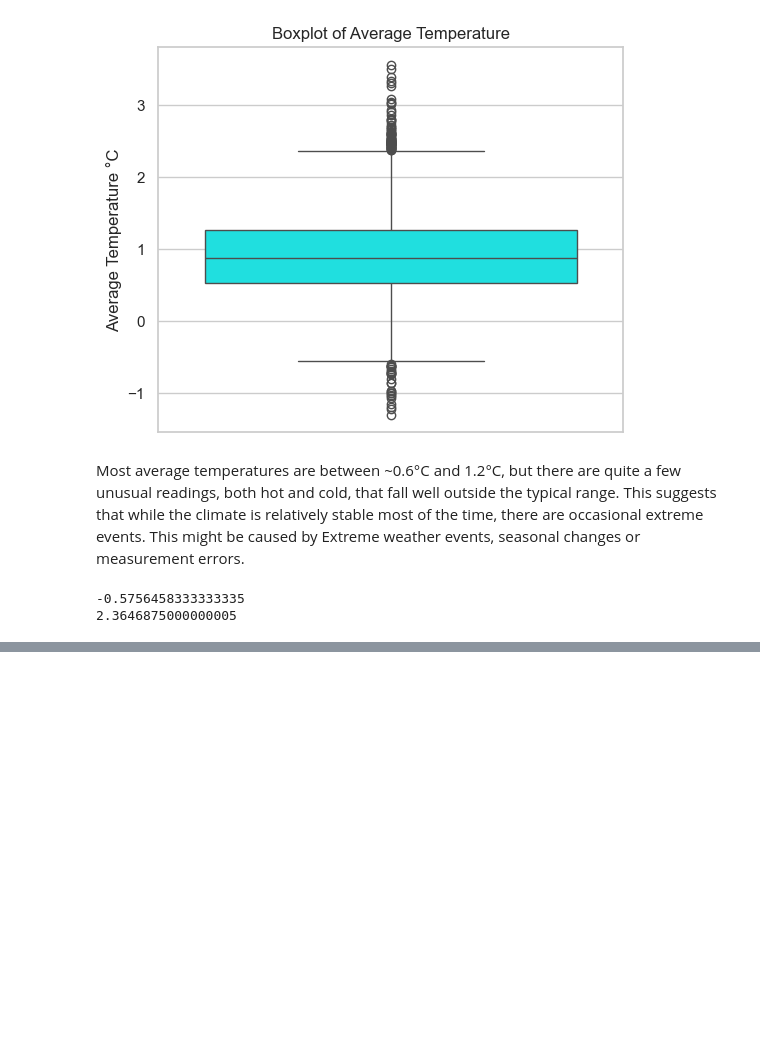
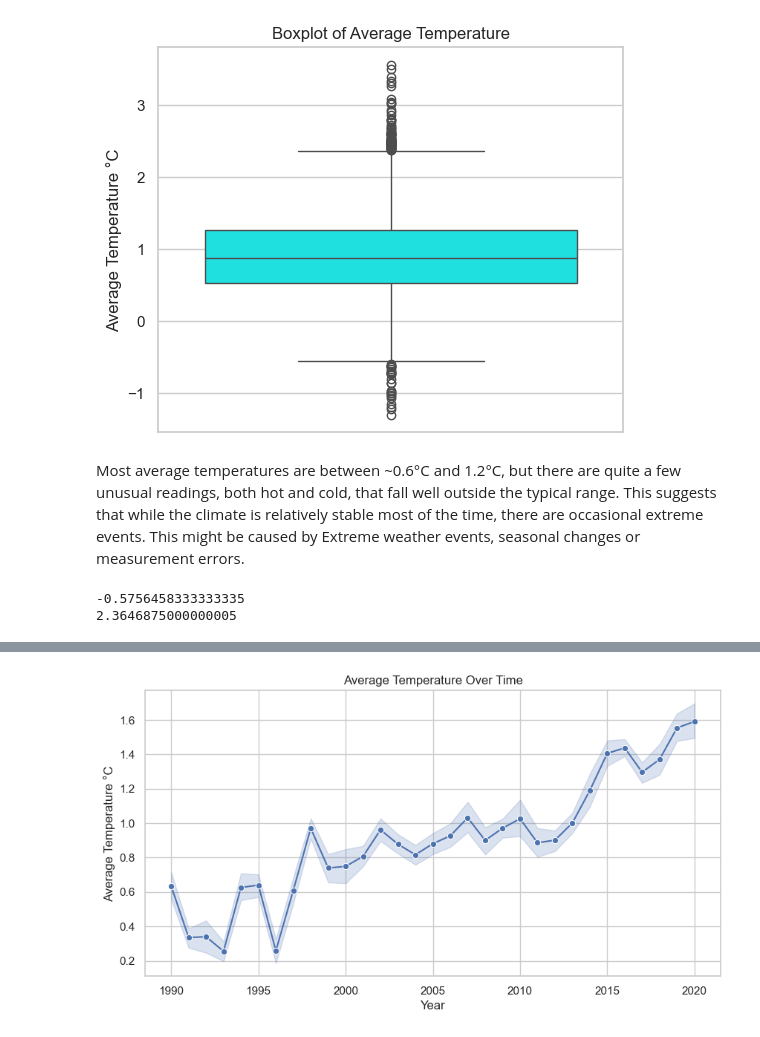
Before and after one commit to ThabangMmakola/2401PTDS_Regression_Project, a Jupyter notebook: Regression Project Thabang.ipynb, the cells around one changed output, grey strips where cells are left out. Saved outputs shown, nothing was run; the diff lists cells and outputs as text; code cells hidden in the pictures; blank space fills up the shorter version.

Commit message:
Add files via upload
EDA without explanation of the graphs

```diff
--- a/Regression Project Thabang.ipynb
+++ b/Regression Project Thabang.ipynb
@@ -209,0 +209,8 @@ KeyError: 'Likely_error'
+# %%
+# Temperature over Time (line plot)
+plt.figure(figsize=(10,5))
+sns.lineplot(x="Year", y="Average Temperature °C", data=df, marker="o")
+plt.title("Average Temperature Over Time")
+plt.show()
+# %% [output]
+[figure, added]
```
Also changed, not shown: parts of 11 cells of this notebook.
